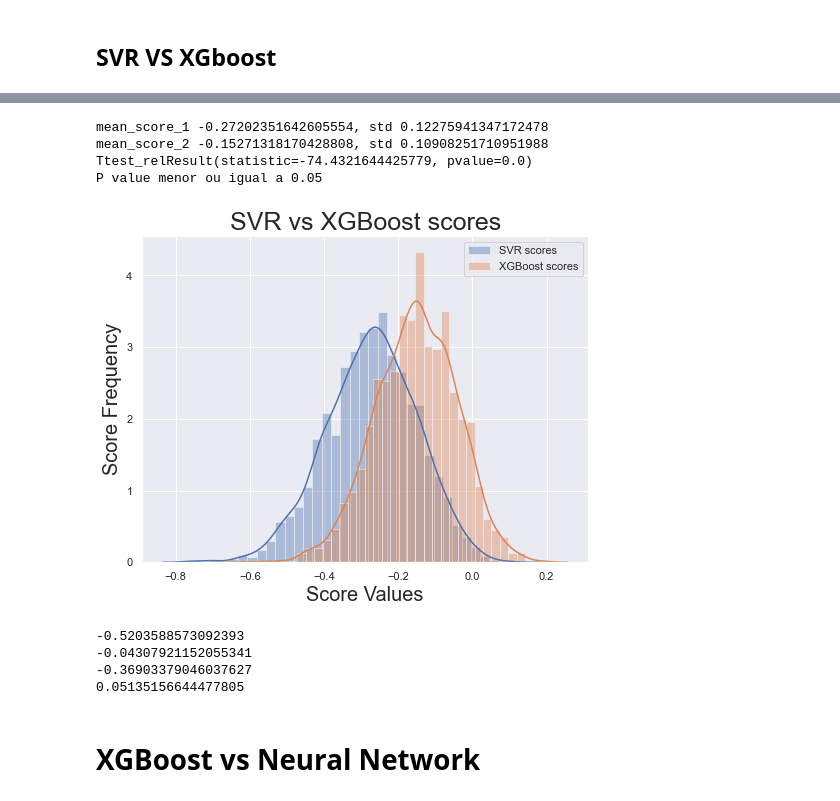
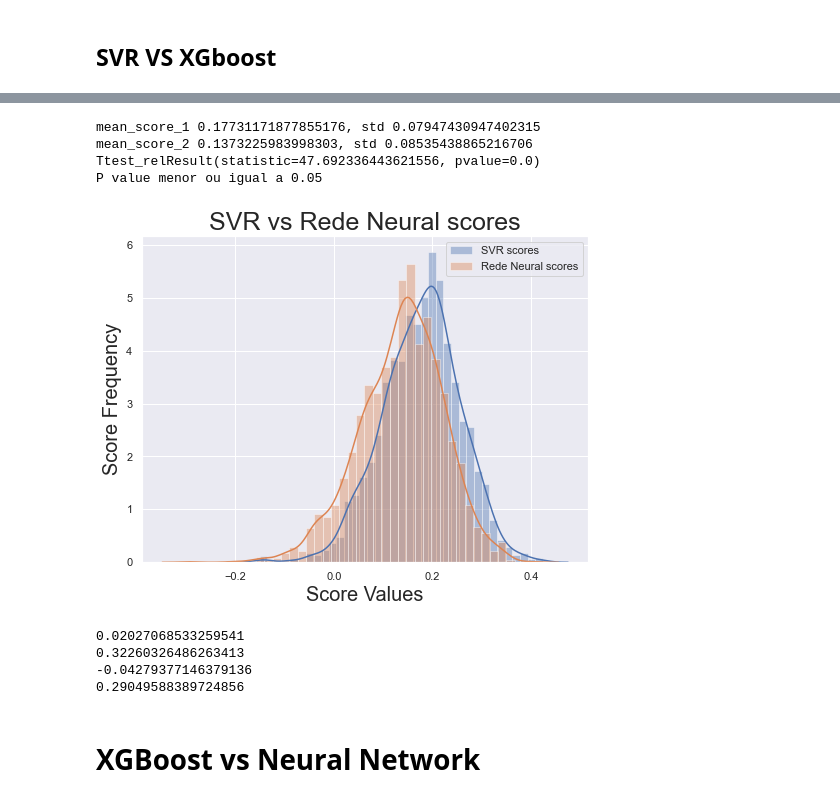
Before and after one commit to RenanDidier/protein-solubility-prediction, a Jupyter notebook: src/sol-compare-ml-models_high_removed.ipynb, the cells around one changed output, grey strips where cells are left out. Saved outputs shown, nothing was run; the diff lists cells and outputs as text; code cells hidden in the pictures.

```diff
--- a/src/sol-compare-ml-models_high_removed.ipynb
+++ b/src/sol-compare-ml-models_high_removed.ipynb
@@ -189,30 +265,29 @@ compare_confidence_intervals(
 # %%
 reg1_scores, reg2_scores = compare_models(
     reg1=load_model('svr'),
-    reg2=load_model('xgboost'),
+    reg2=load_model('mlpRegressor'),
     X=x_test.copy(),
     y=y_test.copy(),
-    metric="adj_r2",
     random_state_list = random_state_list
 )
 
-plot_score_dist(reg1_scores, reg2_scores, 'SVR', 'XGBoost')
+plot_score_dist(reg1_scores, reg2_scores, 'SVR', 'Rede Neural')
 # %% [output]
-mean_score_1 -0.27202351642605554, std 0.12275941347172478
-mean_score_2 -0.15271318170428808, std 0.10908251710951988
-Ttest_relResult(statistic=-74.4321644425779, pvalue=0.0)
+mean_score_1 0.17731171877855176, std 0.07947430947402315
+mean_score_2 0.1373225983998303, std 0.08535438865216706
+Ttest_relResult(statistic=47.692336443621556, pvalue=0.0)
 P value menor ou igual a 0.05
-[figure, old version]
+[figure, new version]
 # %%
 compare_confidence_intervals(
     reg1_scores, reg2_scores,
     lower=2.5, upper=97.5
 )
 # %% [output]
--0.5203588573092393
--0.04307921152055341
--0.36903379046037627
-0.05135156644477805
+0.02027068533259541
+0.32260326486263413
+-0.04279377146379136
+0.29049588389724856
 # %% [markdown]
 # XGBoost vs Neural Network
 # %%
```
Also changed, not shown: parts of 17 cells of this notebook, 1 other file.
